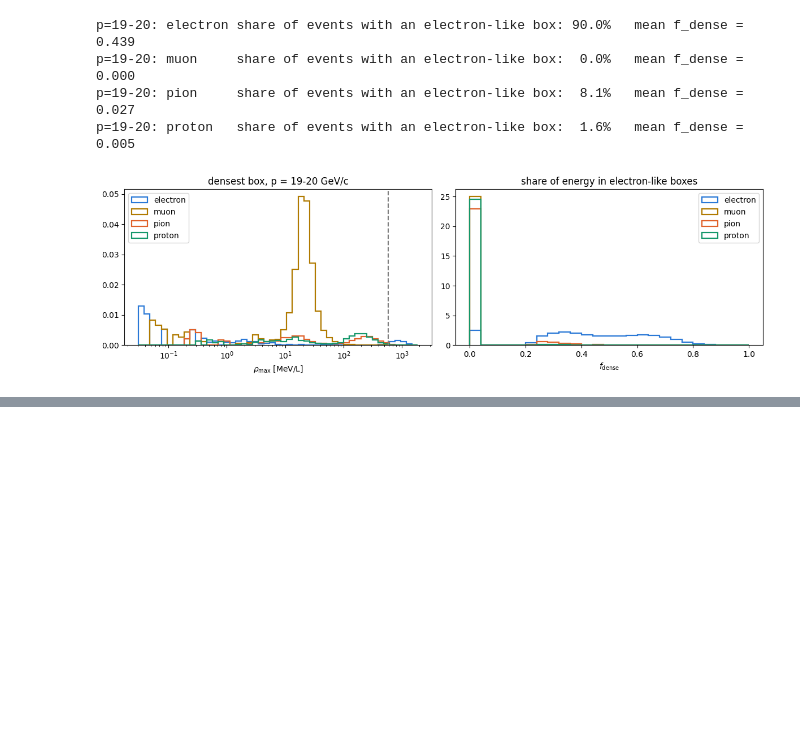
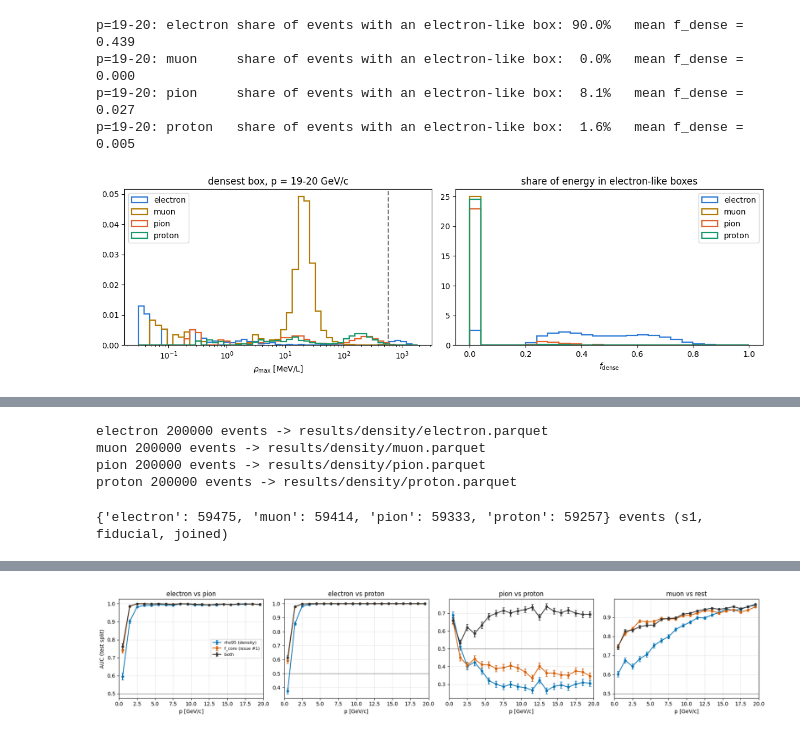
Before and after one commit to EgyipTomi425/shape-form-particle, a Jupyter notebook: notebooks/11_density.ipynb, the cells around one changed output, grey strips where cells are left out. Drawn from its saved outputs; the diff is of its cells as text; code cells hidden in the pictures; blank space fills up the shorter version.

```diff
--- a/notebooks/11_density.ipynb
+++ b/notebooks/11_density.ipynb
@@ -56,7 +74,7 @@ def build(name, pattern):
     outs = [WORK_DIR / f"{t}_{name}.parquet" for t in ("boxes", "layers", "events")]
     if all(o.exists() for o in outs):
         print(f"{name}: cached"); return
-    files = sorted(DATA_DIR.glob(pattern))
+    files = find_files(pattern)            # integration: flat folder or regression-<particle>/ subfolders
     if not files:
         print(f"{name}: no files match {pattern} -> skipped"); return
     print(f"{name}: {len(files)} file(s) ...", flush=True)
@@ -535,0 +472,75 @@ print(json.dumps(SUMMARY, indent=1))
+# %%
+for n, ev in EV.items():
+    smp = (ev.index.values // 10_000_000).astype(int)
+    out = pd.DataFrame({"sample": np.where(smp == 1, "s1", "s2"), "event_number": (ev.index.values % 10_000_000).astype(np.int64),
+                        "p": ev.p.values, "E_tot": ev.E_tot.values.astype(np.float32), "V95_L": ev.V95_L.values.astype(np.float32),
+                        "rho95": ev.rho95.values.astype(np.float32), "rho_max": ev.rho_max.values.astype(np.float32)})
+    out.to_parquet(FIG_DIR / f"{n}.parquet", index=False, compression="zstd")
+    print(n, len(out), "events ->", FIG_DIR / f"{n}.parquet")
+# %% [output]
+electron 200000 events -> results/density/electron.parquet
+muon 200000 events -> results/density/muon.parquet
+pion 200000 events -> results/density/pion.parquet
+proton 200000 events -> results/density/proton.parquet
+# %%
+def logreg(X, y, n_iter=30):
+    """Logistic regression by Newton steps (no extra packages); returns the linear score function."""
+    mu, sd = X.mean(0), X.std(0) + 1e-12
+    Z = np.c_[np.ones(len(X)), (X - mu) / sd]
+    w = np.zeros(Z.shape[1])
+    for _ in range(n_iter):
+        p = 1 / (1 + np.exp(-Z @ w))
+        w += np.linalg.solve(Z.T @ (Z * (p * (1 - p))[:, None]) + 1e-6 * np.eye(len(w)), Z.T @ (y - p))
+    return lambda X2: np.c_[np.ones(len(X2)), (X2 - mu) / sd] @ w
+
+FEAT = {n: Path(f"results/features/{n}.parquet") for n in NAMES}
+if not all(f.exists() for f in FEAT.values()):
+    print("results/features/<particle>.parquet (issue #1) not found: the comparison with f_core is skipped")
+    AUC = None
+else:
+    J = {}
+    for n, ev in EV.items():
+        smp = (ev.index.values // 10_000_000).astype(int)
+        d = pd.DataFrame({"event_number": (ev.index.values % 10_000_000).astype(np.int64), "rho95": ev.rho95.values})[smp == 1]
+        f = pd.read_parquet(FEAT[n], columns=["event_number", "split", "bin", "entry_inside", "fiducial", "E_vis", "f_core_strict"])
+        f = f[f.entry_inside & f.fiducial & (f.E_vis > 0)]
+        J[n] = f.merge(d, on="event_number", how="inner")
+    print({n: len(j) for n, j in J.items()}, "events (s1, fiducial, joined)")
+    PAIRS = [("electron", "pion", -1), ("electron", "proton", -1), ("pion", "proton", +1), ("muon", "rest", +1)]   # sign: the second scores high
+    rows = []
+    for a, b, sgn in PAIRS:
+        for k in range(20):
+            A_ = J[a][J[a].bin == k]
+            B_ = pd.concat([J[x] for x in ("electron", "pion", "proton")]) if b == "rest" else J[b]
+            B_ = B_[B_.bin == k]
+            tr = pd.concat([A_[A_.split == "train"].assign(y=0), B_[B_.split == "train"].assign(y=1)])
+            te_a, te_b = A_[A_.split == "test"], B_[B_.split == "test"]
+            X = lambda t: np.c_[np.log(np.maximum(t.rho95.values, 1e-3)), t.f_core_strict.values]
+            score = logreg(X(tr), tr.y.values.astype(float))
+            r = {"pair": f"{a} vs {b}", "bin": k}
+            r["auc_rho95"], r["se_rho95"] = auc_hm(sgn * te_a.rho95.values, sgn * te_b.rho95.values)
+            r["auc_fcore"], r["se_fcore"] = auc_hm(sgn * te_a.f_core_strict.values, sgn * te_b.f_core_strict.values)
+            r["auc_both"], r["se_both"] = auc_hm(score(X(te_a)), score(X(te_b)))
+            rows.append(r)
+    AUC = pd.DataFrame(rows)
+    AUC.round(4).to_csv(FIG_DIR / "auc_rho95_fcore.csv", index=False)
+    display(AUC[AUC.bin.isin([1, 2, 4, 9, 14, 19])].round(3))
+    fig, ax = plt.subplots(1, 4, figsize=(18, 3.6))
+    for a_, (pair, g) in zip(ax, AUC.groupby("pair", sort=False)):
+        for c, lab, col in (("auc_rho95", "rho95 (density)", "#0072B2"), ("auc_fcore", "f_core (issue #1)", "#D55E00"), ("auc_both", "both", "0.2")):
+            a_.errorbar(g.bin + 0.5, g[c], yerr=g[c.replace("auc", "se")], fmt="o-", ms=4, capsize=2, color=col, label=lab)
+        a_.axhline(0.5, color="0.5", lw=1); a_.set(title=pair, xlabel="p [GeV/c]", xlim=(0, 20)); a_.grid(alpha=.3)
+    ax[0].set_ylabel("AUC (test split)"); ax[0].legend(fontsize=8)
+    fig.tight_layout(); fig.savefig(FIG_DIR / "auc_rho95_fcore.png", dpi=130); plt.show()
+SUMMARY = {"reproduction": REPRO,
+           "rho95_median_9_10": {n: float(GLOBAL[(GLOBAL.particle == n) & (GLOBAL.bin == "9-10")].rho95_median.iloc[0]) for n in NAMES},
+           "electron_like_share": {f"{n}|{lo}": SHARES[(lo, n)] for lo in (4, 9, 19) for n in ("pion", "proton")},
+           "two_samples_max_abs_z": {"rho95": float(TWO.z.abs().max()), "shares": float(TWO_SHARES.z.abs().max())}}
+if AUC is not None:
+    hi = AUC[AUC.bin >= 2]
+    SUMMARY["auc_2_20"] = {p: {c: [float(hi[hi.pair == p][c].min()), float(hi[hi.pair == p][c].max())] for c in ("auc_rho95", "auc_fcore", "auc_both")}
+                           for p in AUC.pair.unique()}
+json.dump(SUMMARY, open(FIG_DIR / "summary.json", "w"), indent=1)
+print(json.dumps(SUMMARY, indent=1))
+# %% [output]
+{'electron': 59475, 'muon': 59414, 'pion': 59333, 'proton': 59257} events (s1, fiducial, joined)
@@ -535,0 +564 @@ print(json.dumps(SUMMARY, indent=1))
+[figure, added]
```
Also changed, not shown: parts of 12 cells of this notebook, 17 other files.
